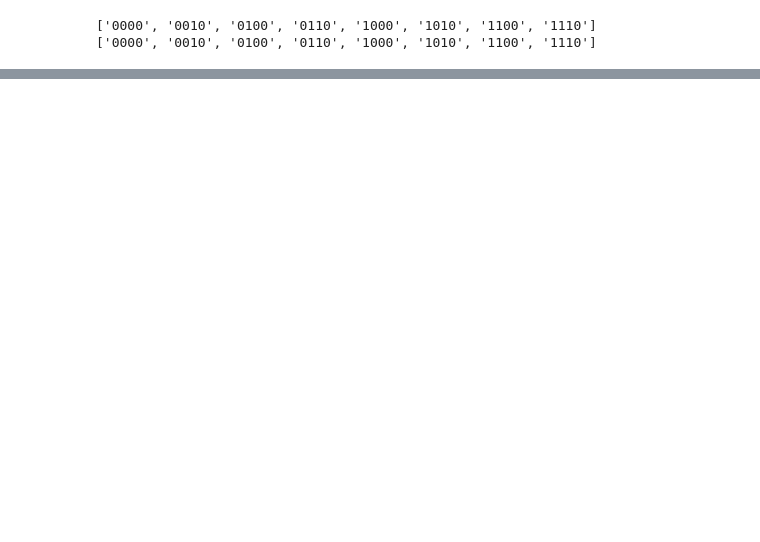
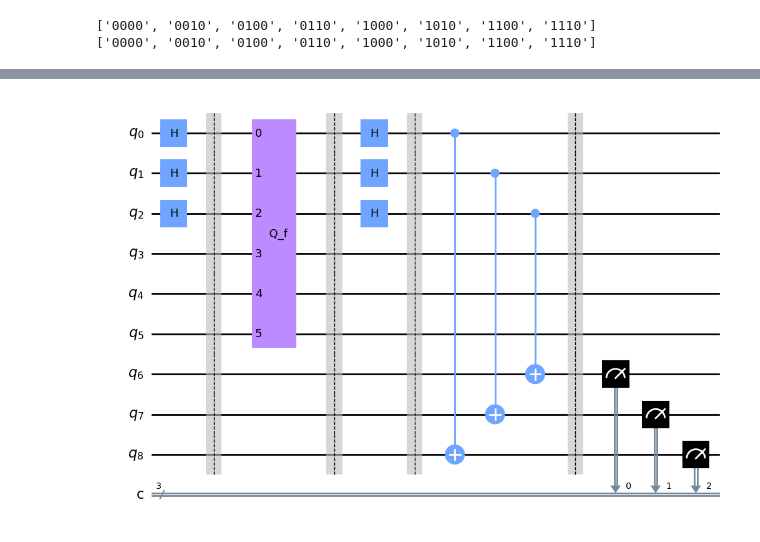
Before and after one commit to rodelanu/TFG, a Jupyter notebook: 3_Simon_Rules.ipynb, the cells around one changed output, grey strips where cells are left out. Saved outputs shown, nothing was run; the diff lists cells and outputs as text; code cells hidden in the pictures; blank space fills up the shorter version.

```diff
--- a/3_Simon_Rules.ipynb
+++ b/3_Simon_Rules.ipynb
@@ -133,0 +174,32 @@ print(sorted(reverse_lst(set(counts.keys()))))
+# %%
+# Función para obtener los resultados inversos de los observados mediante el Algoritmo de Simon
+def inverted_simon_algorithm(b):
+    n = len(b)
+    simon_circuit = QuantumCircuit(3*n,n)
+
+    # HADAMARD GATES
+    simon_circuit.h(range(n))
+    simon_circuit.barrier()
+
+    # SIMON ORACLE
+    simon_circuit.append(simon_oracle(b).to_gate(label = '  Q_f  '),list(range(2*n)))
+    # simon_circuit.compose(simon_oracle(b),inplace=True)
+    simon_circuit.barrier()
+
+    # HADAMARD GATES
+    simon_circuit.h(range(n))
+    simon_circuit.barrier()
+
+    # INVERSION
+    for i in range(n):
+        simon_circuit.cx(i, 3*n - i - 1)
+    simon_circuit.barrier()
+
+    # MEASUREMENTS
+    simon_circuit.measure(range(2*n,3*n), range(n))
+
+    return simon_circuit
+
+inverted_simon_algorithm('001').draw(output = 'mpl')
+# %% [output]
+[figure, added]
```
Also changed, not shown: parts of 5 cells of this notebook.
